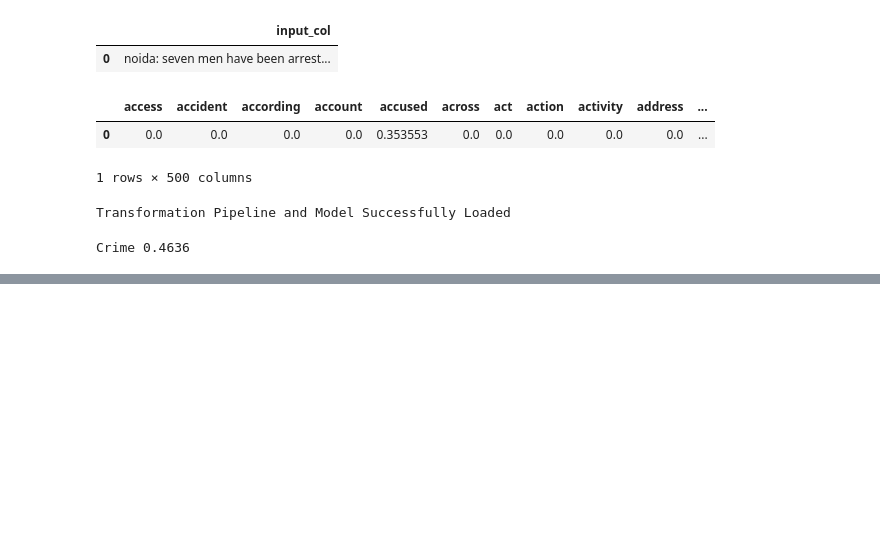
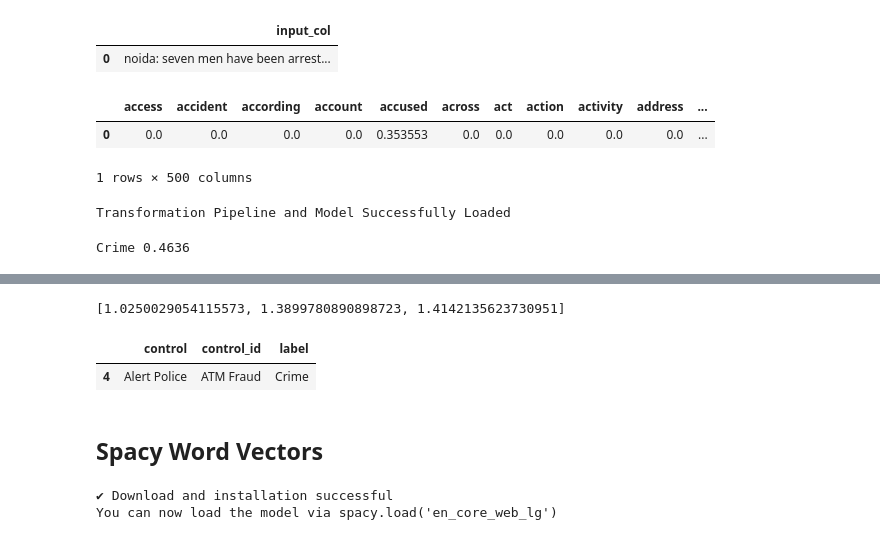
Before and after one commit to Qiwei97/Machine-Learning-Models, a Jupyter notebook: NLP Projects/Recommender System (TF_IDF).ipynb, the cells around one changed output, grey strips where cells are left out. Cells and saved outputs as stored; diff of their text form; code cells hidden in the pictures; blank space fills up the shorter version.

```diff
--- a/NLP Projects/Recommender System (TF_IDF).ipynb
+++ b/NLP Projects/Recommender System (TF_IDF).ipynb
@@ -636,0 +537,45 @@ recommend(new_text, category)
+# %%
+from sklearn.neighbors import NearestNeighbors
+
+n_neighbors = 3
+KNN = NearestNeighbors(n_neighbors, p=2)
+
+KNN.fit(tfidf_control)
+
+result = KNN.kneighbors(tfidf_input, return_distance=True)
+
+result = [i for i in result[0][0]]
+
+result
+# %% [output]
+[1.0250029054115573, 1.3899780890898723, 1.4142135623730951]
+# %%
+# filter
+df_control = df[df['label'] == category]
+
+def recommend(df_control):
+
+  # top n results
+  top_n = 1
+
+  df_control['scores'] = result
+
+  df_control.sort_values('scores', ascending=False, inplace=True)
+
+  return df_control[['control', 'control_id', 'label']][:top_n]
+
+recommend(df_control)
+# %% [output]
+|  | control | control_id | label |
+| 4 | Alert Police | ATM Fraud | Crime |
+# %% [markdown]
+## Spacy Word Vectors
+# %%
+import spacy.cli
+spacy.cli.download("en_core_web_lg")
+
+import en_core_web_lg
+nlp = en_core_web_lg.load()
+# %% [output]
+✔ Download and installation successful
+You can now load the model via spacy.load('en_core_web_lg')
```
Also changed, not shown: parts of 22 cells of this notebook, 1 other file.
